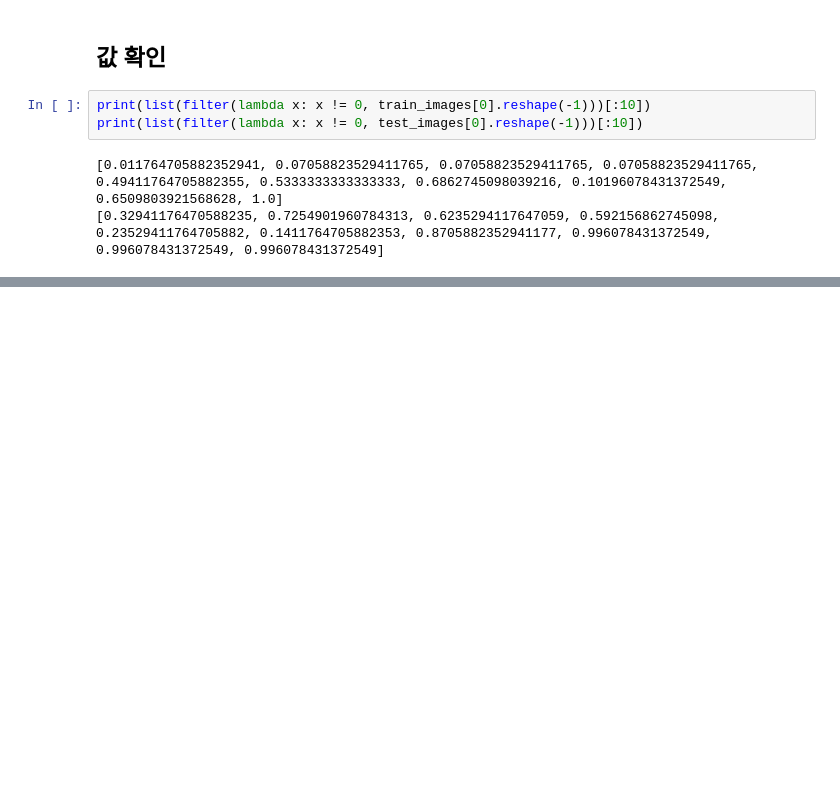
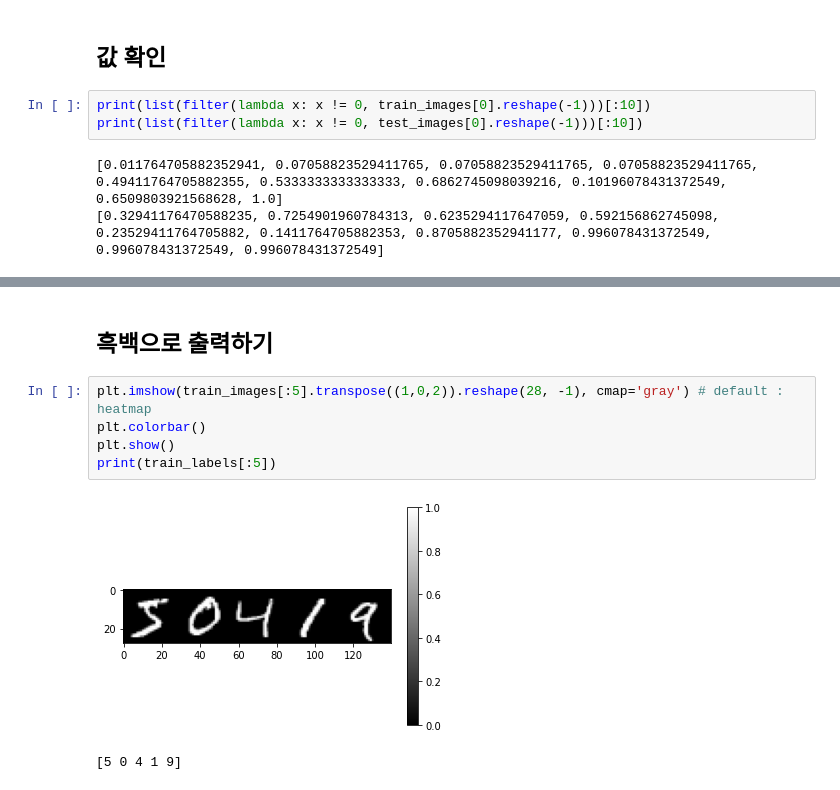
Before and after one commit to baelanche/Deep_learning_introduction, a Jupyter notebook: 1.손글씨 이미지 분류/RNN을_이용하여_손글씨_이미지_분류하기.ipynb, the cells around one changed output, grey strips where cells are left out. Cells and saved outputs as stored; diff of their text form; blank space fills up the shorter version.

```diff
--- a/1.손글씨 이미지 분류/RNN을_이용하여_손글씨_이미지_분류하기.ipynb
+++ b/1.손글씨 이미지 분류/RNN을_이용하여_손글씨_이미지_분류하기.ipynb
@@ -111,0 +137,10 @@ print(list(filter(lambda x: x != 0, test_images[0].reshape(-1)))[:10])
+# %% [markdown]
+## 흑백으로 출력하기
+# %%
+plt.imshow(train_images[:5].transpose((1,0,2)).reshape(28, -1), cmap='gray') # default : heatmap
+plt.colorbar()
+plt.show()
+print(train_labels[:5])
+# %% [output]
+[figure, added]
+[5 0 4 1 9]
```
Also changed, not shown: parts of 9 cells of this notebook.
